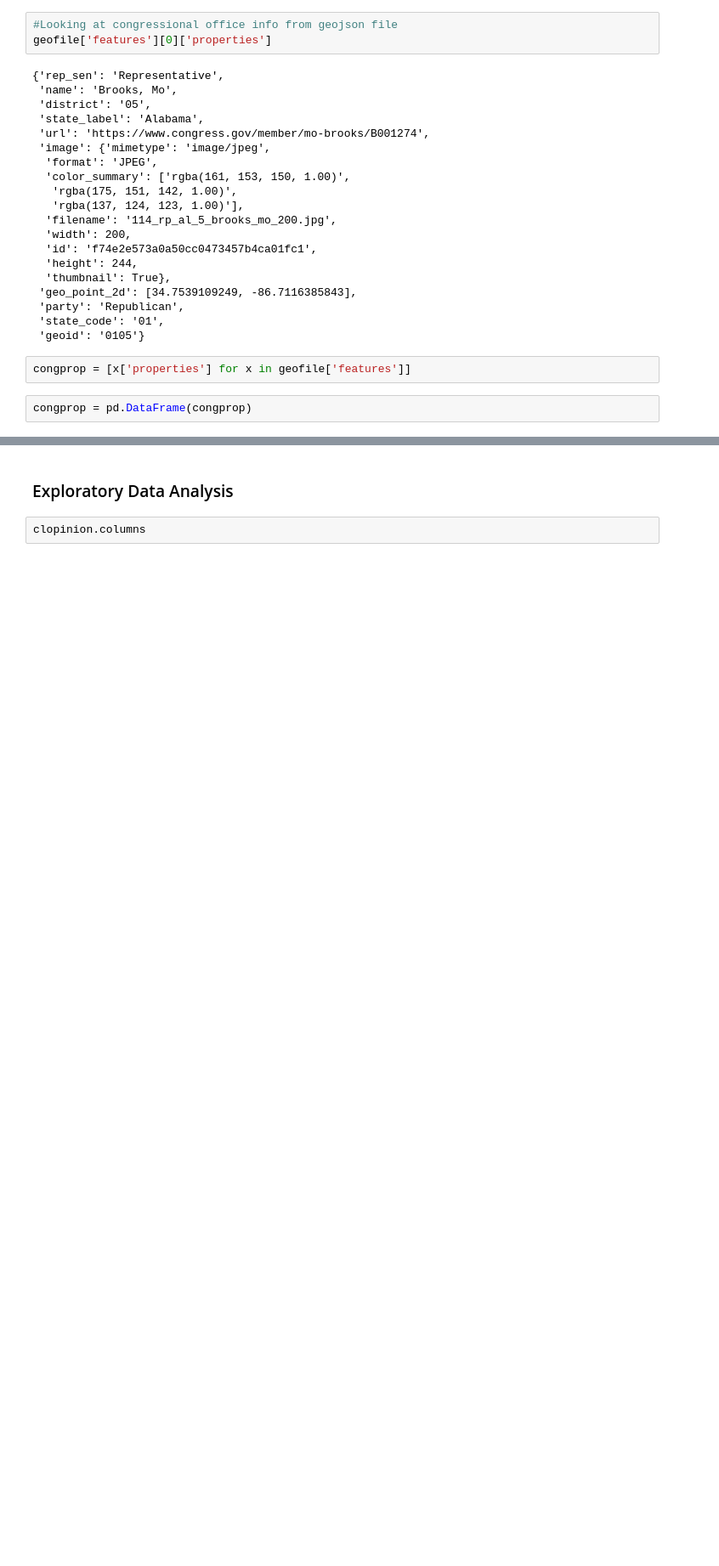
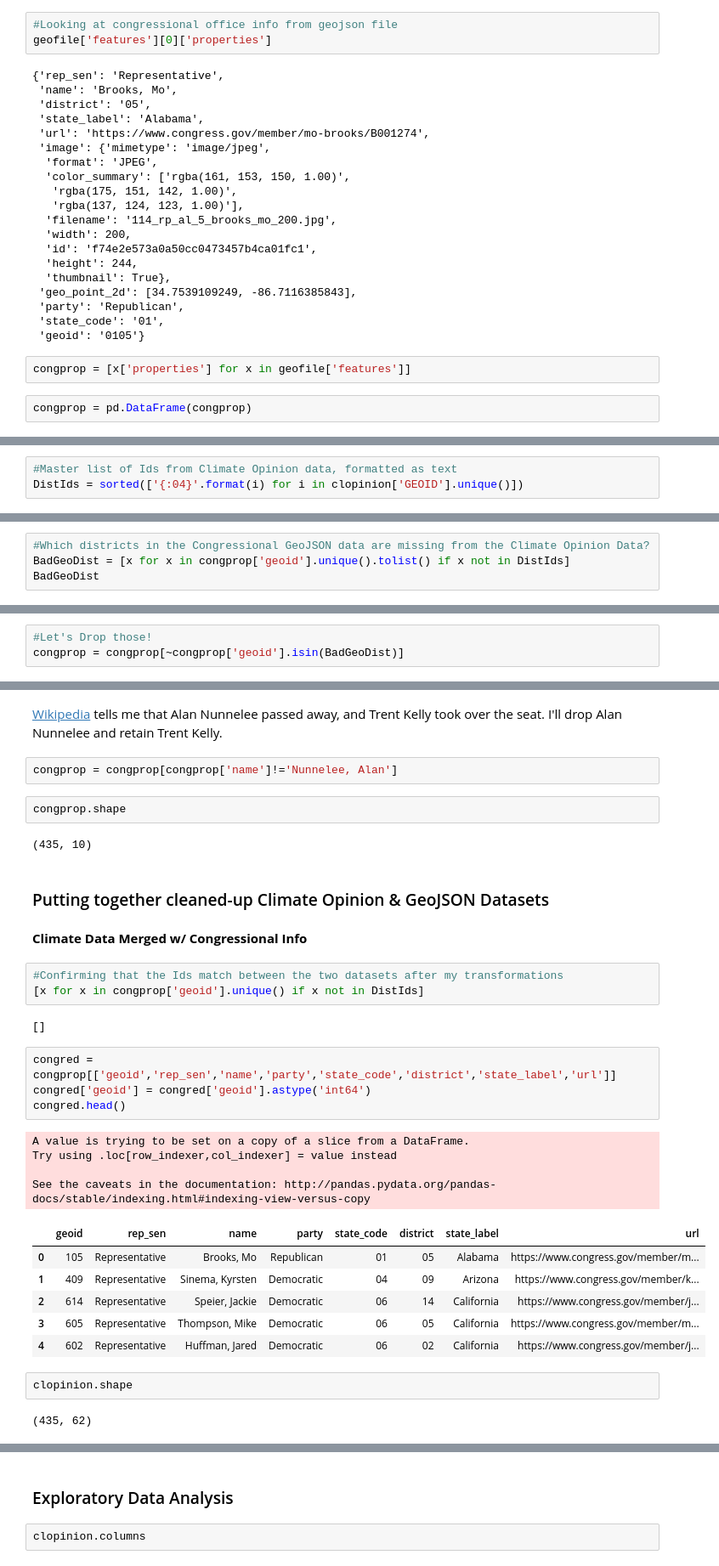
Before and after one commit to SophieNiu/infovisfinal, a Jupyter notebook: SI649 - Matt's Data Exploration.ipynb, the cells around one changed output, grey strips where cells are left out. Shown at 85% size. Cells and saved outputs as stored; diff of their text form; blank space fills up the shorter version.

Commit message:
Cleaned Climate Opinion/Congressional Dataset, and cleaned GeoJSON file with just 435 congressional districts and integer geoids
Signed-off-by: Matthew Hanger <mhanger@umich.edu>

```diff
--- a/SI649 - Matt's Data Exploration.ipynb
+++ b/SI649 - Matt's Data Exploration.ipynb
@@ -169,0 +264,3 @@ congprop = pd.DataFrame(congprop)
+# %%
+#Master list of Ids from Climate Opinion data, formatted as text
+DistIds = sorted(['{:04}'.format(i) for i in clopinion['GEOID'].unique()])
@@ -169,0 +300,4 @@ congprop = pd.DataFrame(congprop)
+# %%
+#Which districts in the Congressional GeoJSON data are missing from the Climate Opinion Data?
+BadGeoDist = [x for x in congprop['geoid'].unique().tolist() if x not in DistIds]
+BadGeoDist
@@ -169,0 +306,3 @@ congprop = pd.DataFrame(congprop)
+# %%
+#Let's Drop those!
+congprop = congprop[~congprop['geoid'].isin(BadGeoDist)]
@@ -169,0 +326,36 @@ congprop = pd.DataFrame(congprop)
+# %% [markdown]
+[Wikipedia](https://en.wikipedia.org/wiki/Mississippi%27s_1st_congressional_district) tells me that Alan Nunnelee passed away, and Trent Kelly took over the seat. I'll drop Alan Nunnelee and retain Trent Kelly.
+# %%
+congprop = congprop[congprop['name']!='Nunnelee, Alan']
+# %%
+congprop.shape
+# %% [output]
+(435, 10)
+# %% [markdown]
+### Putting together cleaned-up Climate Opinion & GeoJSON Datasets
+# %% [markdown]
+__Climate Data Merged w/ Congressional Info__
+# %%
+#Confirming that the Ids match between the two datasets after my transformations
+[x for x in congprop['geoid'].unique() if x not in DistIds]
+# %% [output]
+[]
+# %%
+congred = congprop[['geoid','rep_sen','name','party','state_code','district','state_label','url']]
+congred['geoid'] = congred['geoid'].astype('int64')
+congred.head()
+# %% [output]
+A value is trying to be set on a copy of a slice from a DataFrame.
+Try using .loc[row_indexer,col_indexer] = value instead
+
+See the caveats in the documentation: http://pandas.pydata.org/pandas-docs/stable/indexing.html#indexing-view-versus-copy
+|  | geoid | rep_sen | name | party | state_code | district | state_label | url |
+| 0 | 105 | Representative | Brooks, Mo | Republican | 01 | 05 | Alabama | https://www.congress.gov/member/m... |
+| 1 | 409 | Representative | Sinema, Kyrsten | Democratic | 04 | 09 | Arizona | https://www.congress.gov/member/k... |
+| 2 | 614 | Representative | Speier, Jackie | Democratic | 06 | 14 | California | https://www.congress.gov/member/j... |
+| 3 | 605 | Representative | Thompson, Mike | Democratic | 06 | 05 | California | https://www.congress.gov/member/m... |
+| 4 | 602 | Representative | Huffman, Jared | Democratic | 06 | 02 | California | https://www.congress.gov/member/j... |
+# %%
+clopinion.shape
+# %% [output]
+(435, 62)
```
Also changed, not shown: parts of 35 cells of this notebook, 2 other files.
